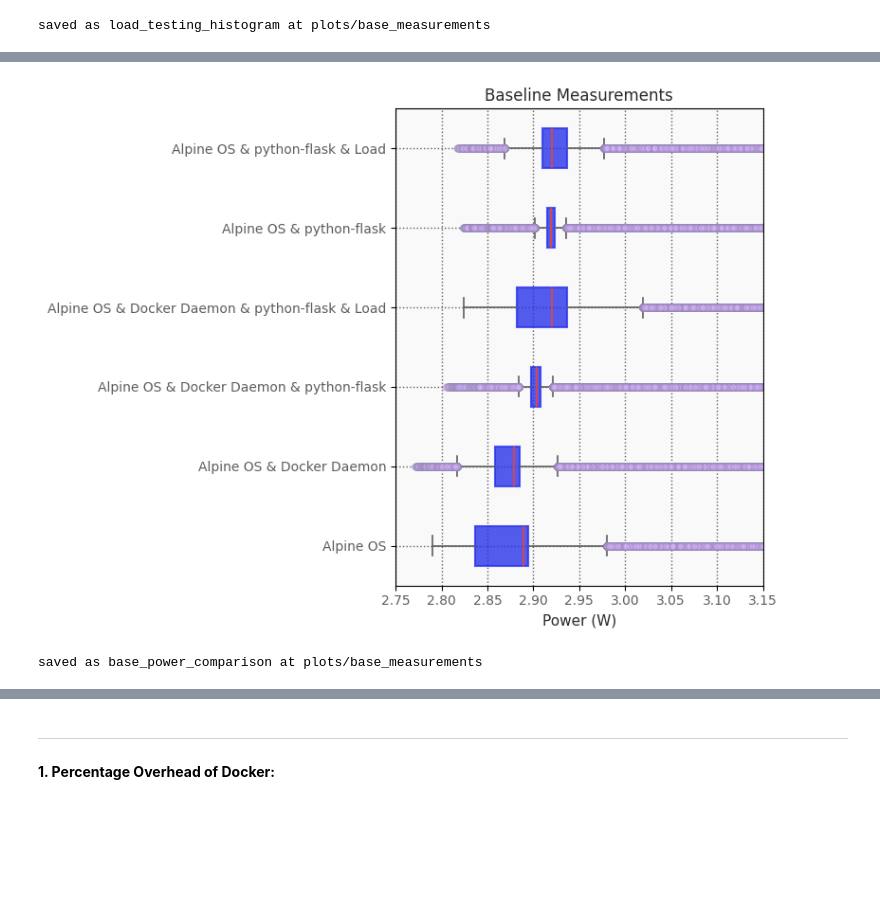
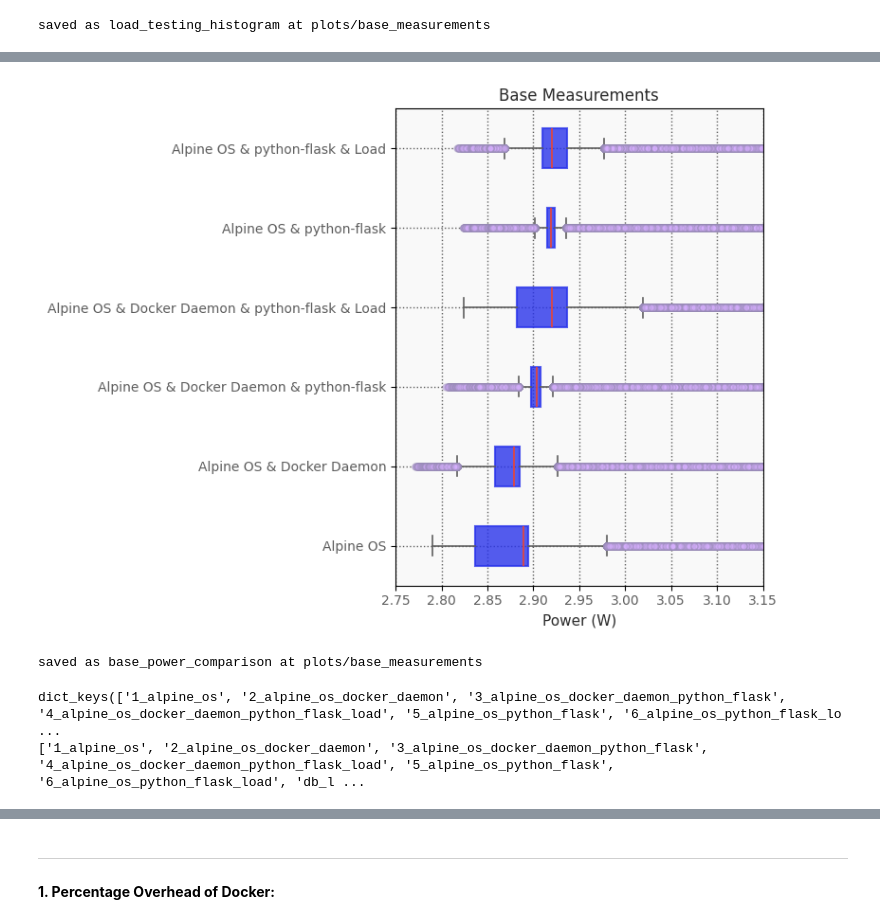
Before and after one commit to WAEC-T/data-analysis, a Jupyter notebook: base-measurements-pipline-data-analysis.ipynb, the cells around one changed output, grey strips where cells are left out. Cells and saved outputs as stored; diff of their text form; code cells hidden in the pictures; blank space fills up the shorter version.

```diff
--- a/base-measurements-pipline-data-analysis.ipynb
+++ b/base-measurements-pipline-data-analysis.ipynb
@@ -342,37 +337,43 @@ flierprops = {
 bplot = ax.boxplot(
     grouped_data,
     patch_artist=True,
     widths=0.5,
     labels=labels,
     flierprops=flierprops,
     vert=False
 )
 
 customize_boxplot(bplot, group_colors, tick_color, median_color)
 
 # Set title and labels
-ax.set_title(f'Baseline Measurements', color=labels_fontcolor, fontsize=title_fontsize)
+ax.set_title(f'Base Measurements', color=labels_fontcolor, fontsize=title_fontsize)
 ax.set_ylabel(f'', color=labels_fontcolor, fontsize=labels_fontsize)
 ax.set_xlabel(f'Power (W)', color=labels_fontcolor, fontsize=labels_fontsize)
 
 # Customize tick labels
 ax.tick_params(axis='x', labelsize=10, rotation=0, labelcolor='#5D5D5D')
 ax.tick_params(axis='y', labelsize=10, labelcolor='#5D5D5D')
 ax.grid(True, linestyle='dotted', linewidth=1.0, color=tick_color)
 
 # Add legend
 handles = [plt.Rectangle((0, 0), 1, 1, color=color, alpha=0.8) for color in group_colors]
 # ax.legend(handles, legend_labels, loc='upper right', fontsize=10)
 
 # Optional set y-axis limits for better visualization
 ax.set_xlim(2.75, 3.15)
 
 plt.tight_layout()
 plt.show()
 # %% [output]
-[figure, old version]
+[figure, new version]
 # %%
 # save the plot
 save_plot(fig, filename_suffix="base_power_comparison")
 # %% [output]
 saved as base_power_comparison at plots/base_measurements
+# %%
+print(data_dict.keys())
+print(dirs_analysis)
+# %% [output]
+dict_keys(['1_alpine_os', '2_alpine_os_docker_daemon', '3_alpine_os_docker_daemon_python_flask', '4_alpine_os_docker_daemon_python_flask_load', '5_alpine_os_python_flask', '6_alpine_os_python_flask_lo ...
+['1_alpine_os', '2_alpine_os_docker_daemon', '3_alpine_os_docker_daemon_python_flask', '4_alpine_os_docker_daemon_python_flask_load', '5_alpine_os_python_flask', '6_alpine_os_python_flask_load', 'db_l ...
```
Also changed, not shown: parts of 5 cells of this notebook, 2 other files.
